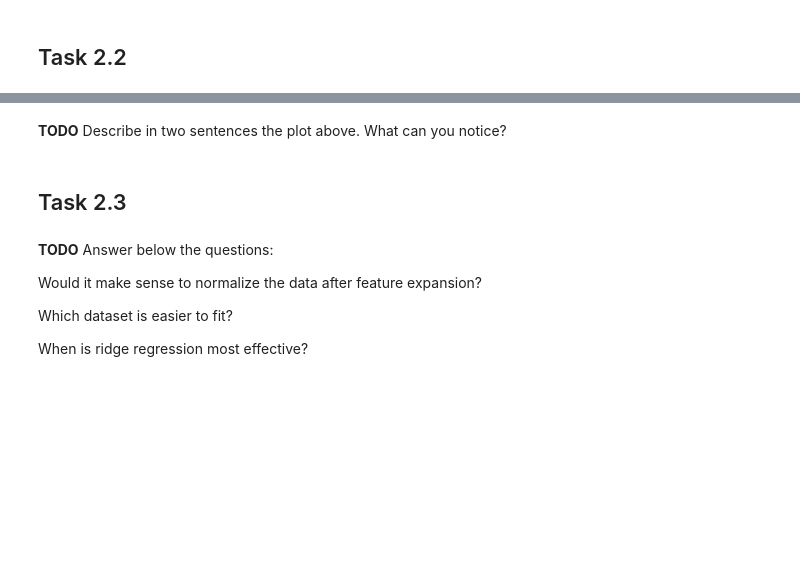
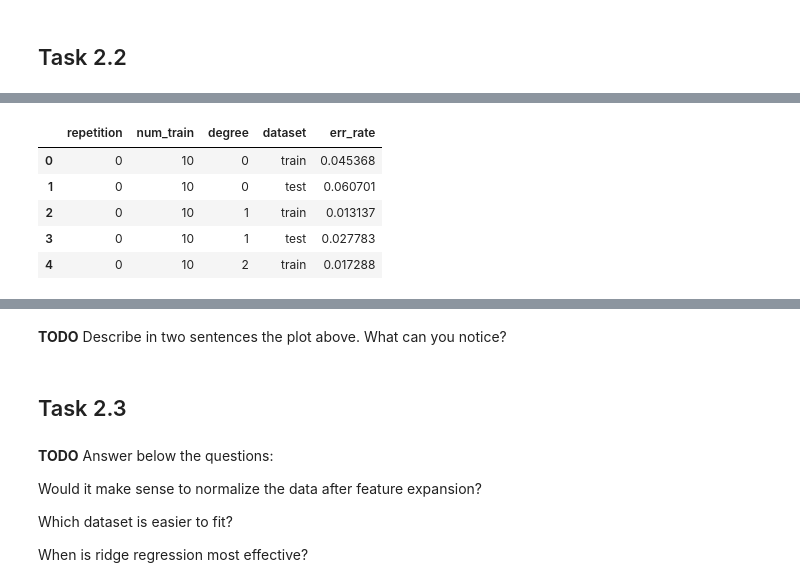
Before and after one commit to M-Grabias/Bayes_classifier, a Jupyter notebook: Assignment2.ipynb, the cells around one changed output, grey strips where cells are left out. Cells and saved outputs as stored; diff of their text form; code cells hidden in the pictures; blank space fills up the shorter version.

```diff
--- a/Assignment2.ipynb
+++ b/Assignment2.ipynb
@@ -498,0 +483,47 @@ Explain below the model behavoir for small alphas and large alphas.
+# %%
+#num_test_samples = 100
+num_train_samples = [10, 15, 20, 25, 30, 35, 50, 60, 70, 80, 90, 100, 150, 200, 250, 350, 500, 600, 700, 800, 900, 1000]
+alphas = [0.000001]
+degrees = range(15)
+num_repetitions = 30
+
+
+# sample a single test dataset for all experiments
+#test_data = make_dataset(num_test_samples)
+results_2 = []
+
+for (repetition, num_train, degree) in itertools.product(
+    range(num_repetitions), num_train_samples, degrees
+):
+    train_data = make_dataset(num_train)
+    Theta = poly_fit(train_data, degree, alphas)
+    train_err = np.mean((train_data[1] - compute_polynomial(train_data[0], Theta)) ** 2)
+    test_err = np.mean((test_data[1] - compute_polynomial(test_data[0], Theta)) ** 2)
+    results_2.append(
+        {
+            "repetition": repetition,
+            "num_train": num_train,
+            "degree": degree,
+            "dataset": "train",
+            "err_rate": train_err,
+        }
+    )
+    results_2.append(
+        {
+            "repetition": repetition,
+            "num_train": num_train,
+            "degree": degree,
+            "dataset": "test",
+            "err_rate": test_err,
+        }
+    )
+
+results_df_2 = pd.DataFrame(results_2)
+results_df_2.head()
+# %% [output]
+|  | repetition | num_train | degree | dataset | err_rate |
+| 0 | 0 | 10 | 0 | train | 0.045368 |
+| 1 | 0 | 10 | 0 | test | 0.060701 |
+| 2 | 0 | 10 | 1 | train | 0.013137 |
+| 3 | 0 | 10 | 1 | test | 0.027783 |
+| 4 | 0 | 10 | 2 | train | 0.017288 |
```
Also changed, not shown: parts of 10 cells of this notebook.
